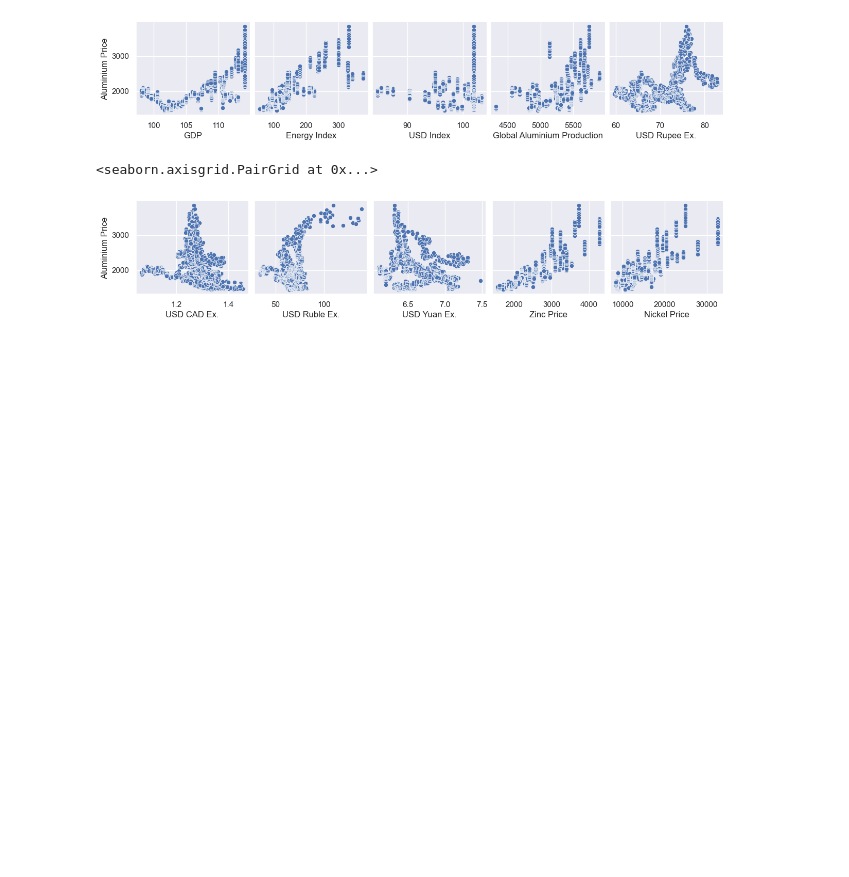
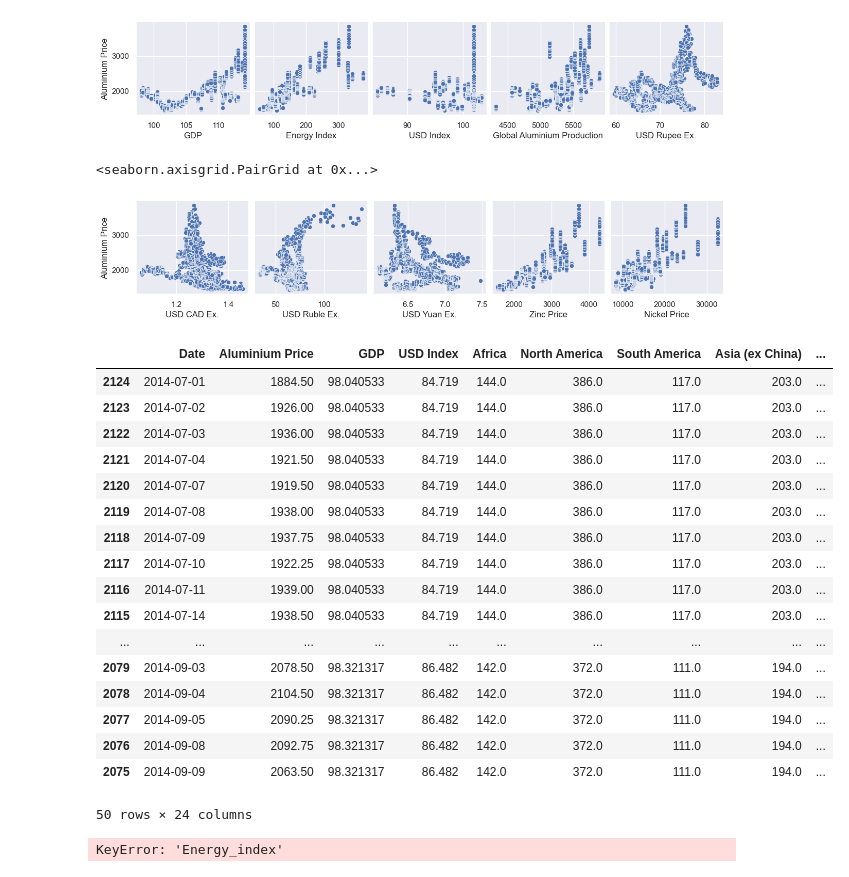
Before and after one commit to alexwese/tkseminar, a Jupyter notebook: DataAnalysis/mlp.ipynb, the cells around one changed output. Saved outputs shown, nothing was run; the diff lists cells and outputs as text; code cells hidden in the pictures; blank space fills up the shorter version.

```diff
--- a/DataAnalysis/mlp.ipynb
+++ b/DataAnalysis/mlp.ipynb
@@ -180,3 +217,31 @@ sns.pairplot(data=test_df, y_vars=["Aluminium Price"], x_vars=["USD CAD Ex.", "U
 # %% [output]
 <seaborn.axisgrid.PairGrid at 0x...>
 [figure]
+# %%
+test_df.iloc[:50]
+# %% [output]
+|  | Date | Aluminium Price | GDP | USD Index | Africa | North America | South America | Asia (ex China) | ... |
+| 2124 | 2014-07-01 | 1884.50 | 98.040533 | 84.719 | 144.0 | 386.0 | 117.0 | 203.0 | ... |
+| 2123 | 2014-07-02 | 1926.00 | 98.040533 | 84.719 | 144.0 | 386.0 | 117.0 | 203.0 | ... |
+| 2122 | 2014-07-03 | 1936.00 | 98.040533 | 84.719 | 144.0 | 386.0 | 117.0 | 203.0 | ... |
+| 2121 | 2014-07-04 | 1921.50 | 98.040533 | 84.719 | 144.0 | 386.0 | 117.0 | 203.0 | ... |
+| 2120 | 2014-07-07 | 1919.50 | 98.040533 | 84.719 | 144.0 | 386.0 | 117.0 | 203.0 | ... |
+| 2119 | 2014-07-08 | 1938.00 | 98.040533 | 84.719 | 144.0 | 386.0 | 117.0 | 203.0 | ... |
+| 2118 | 2014-07-09 | 1937.75 | 98.040533 | 84.719 | 144.0 | 386.0 | 117.0 | 203.0 | ... |
+| 2117 | 2014-07-10 | 1922.25 | 98.040533 | 84.719 | 144.0 | 386.0 | 117.0 | 203.0 | ... |
+| 2116 | 2014-07-11 | 1939.00 | 98.040533 | 84.719 | 144.0 | 386.0 | 117.0 | 203.0 | ... |
+| 2115 | 2014-07-14 | 1938.50 | 98.040533 | 84.719 | 144.0 | 386.0 | 117.0 | 203.0 | ... |
+| ... | ... | ... | ... | ... | ... | ... | ... | ... | ... |
+| 2079 | 2014-09-03 | 2078.50 | 98.321317 | 86.482 | 142.0 | 372.0 | 111.0 | 194.0 | ... |
+| 2078 | 2014-09-04 | 2104.50 | 98.321317 | 86.482 | 142.0 | 372.0 | 111.0 | 194.0 | ... |
+| 2077 | 2014-09-05 | 2090.25 | 98.321317 | 86.482 | 142.0 | 372.0 | 111.0 | 194.0 | ... |
+| 2076 | 2014-09-08 | 2092.75 | 98.321317 | 86.482 | 142.0 | 372.0 | 111.0 | 194.0 | ... |
+| 2075 | 2014-09-09 | 2063.50 | 98.321317 | 86.482 | 142.0 | 372.0 | 111.0 | 194.0 | ... |
+50 rows × 24 columns
+# %%
+test_df["Energy_index_trend"] = test_df["Energy_index"].rolling(180).mean() - test_df["Energy_index"].iloc[90:]
+test_df["Production_total_trend"] = test_df["Production_total"].rolling(180).mean() - test_df["Production_total"].iloc[90:]
+test_df["GDP_trend"] = test_df["GDP"].rolling(90).mean() - test_df["GDP"].iloc[90:]
+test_df["USD_index_trend"] = test_df["USD_index"].rolling(180).mean() - test_df["USD_index"].iloc[90:]
+# %% [output]
+KeyError: 'Energy_index'
```
Also changed, not shown: parts of 22 cells of this notebook.
